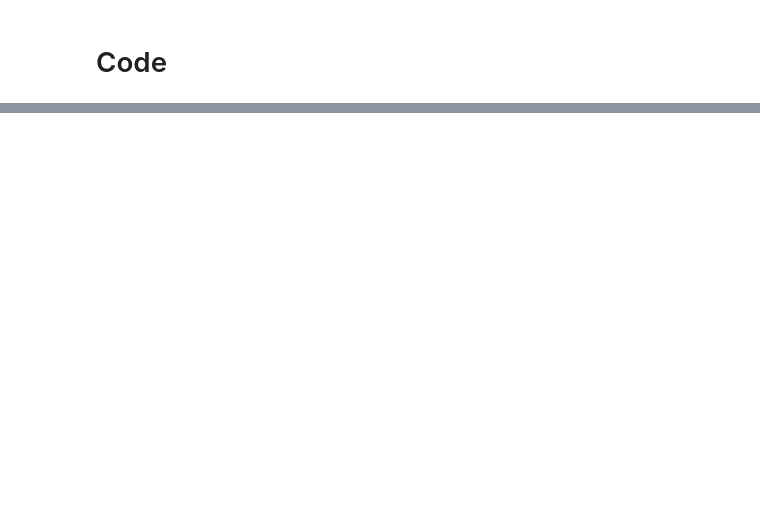
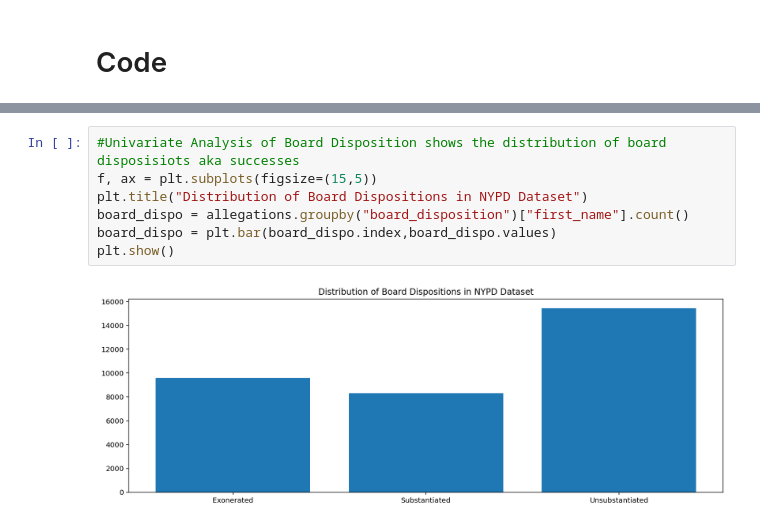
Before and after one commit to jxmauricio/NYPDProject, a Jupyter notebook: nypd.ipynb, the cells around one changed output, grey strips where cells are left out. Drawn from its saved outputs; the diff is of its cells as text; blank space fills up the shorter version.

```diff
--- a/nypd.ipynb
+++ b/nypd.ipynb
@@ -282,0 +145,9 @@ Column: board_disposition Nulls: 0
+# %%
+#Univariate Analysis of Board Disposition shows the distribution of board disposisiots aka successes
+f, ax = plt.subplots(figsize=(15,5))
+plt.title("Distribution of Board Dispositions in NYPD Dataset")
+board_dispo = allegations.groupby("board_disposition")["first_name"].count()
+board_dispo = plt.bar(board_dispo.index,board_dispo.values)
+plt.show()
+# %% [output]
+[figure, added]
```
Also changed, not shown: parts of 66 cells of this notebook.
